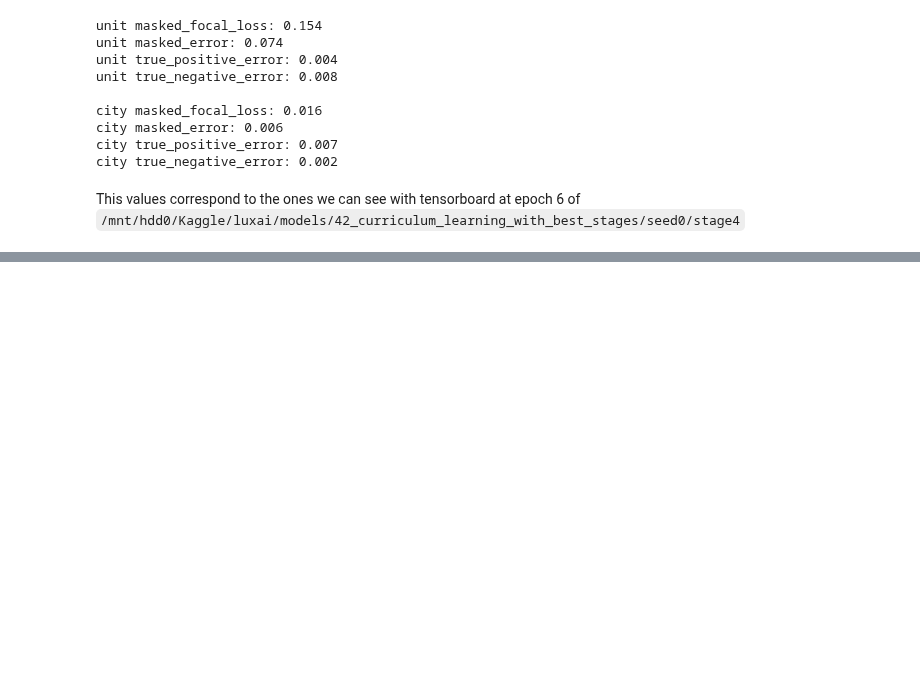
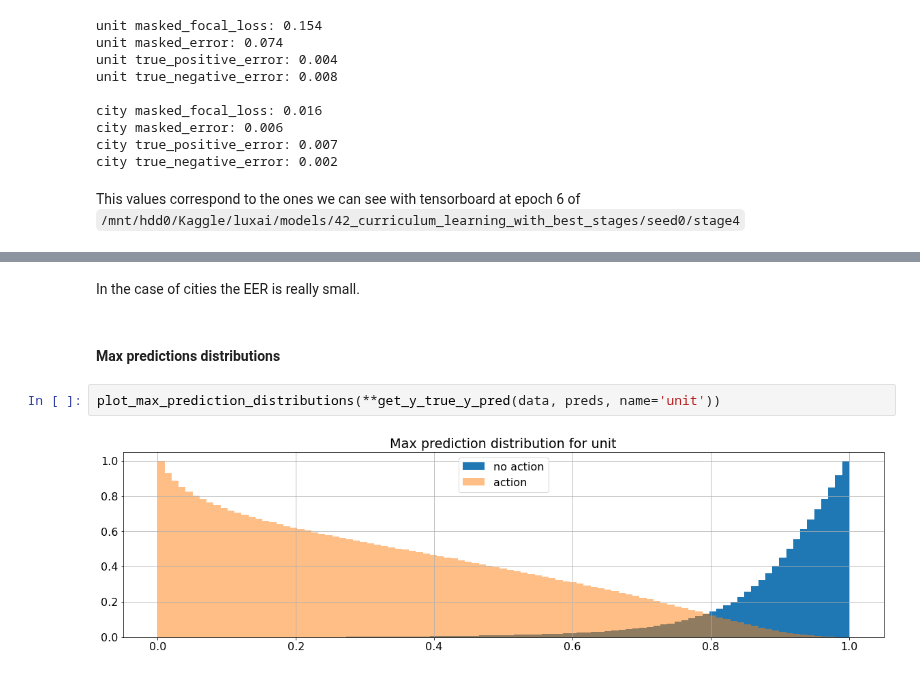
Before and after one commit to ironbar/luxai, a Jupyter notebook: notebooks/008_study_predictions.ipynb, the cells around one changed output, grey strips where cells are left out. Saved outputs shown, nothing was run; the diff lists cells and outputs as text; blank space fills up the shorter version.

```diff
--- a/notebooks/008_study_predictions.ipynb
+++ b/notebooks/008_study_predictions.ipynb
@@ -82,0 +148,8 @@ This values correspond to the ones we can see with tensorboard at epoch 6 of `/m
+# %% [markdown]
+In the case of cities the EER is really small.
+# %% [markdown]
+#### Max predictions distributions
+# %%
+plot_max_prediction_distributions(**get_y_true_y_pred(data, preds, name='unit'))
+# %% [output]
+[figure, added]
```
Also changed, not shown: parts of 38 cells of this notebook, 3 other files.
